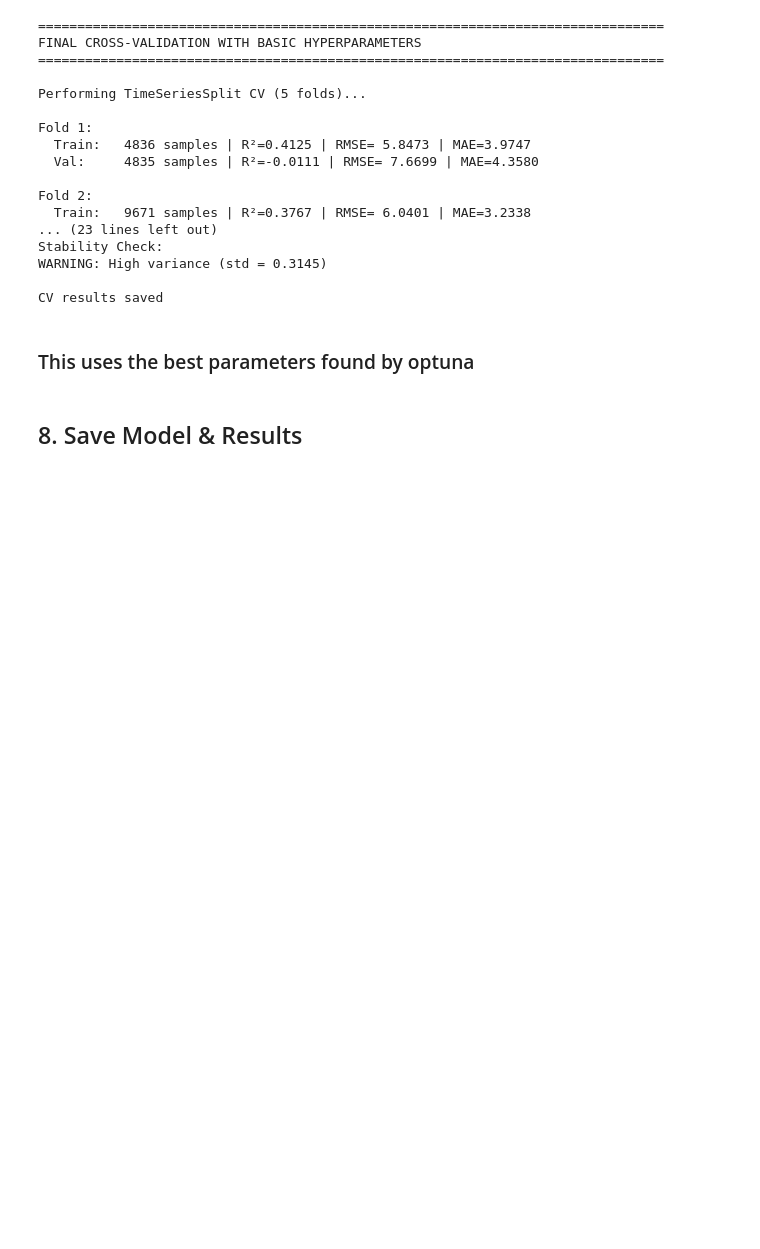
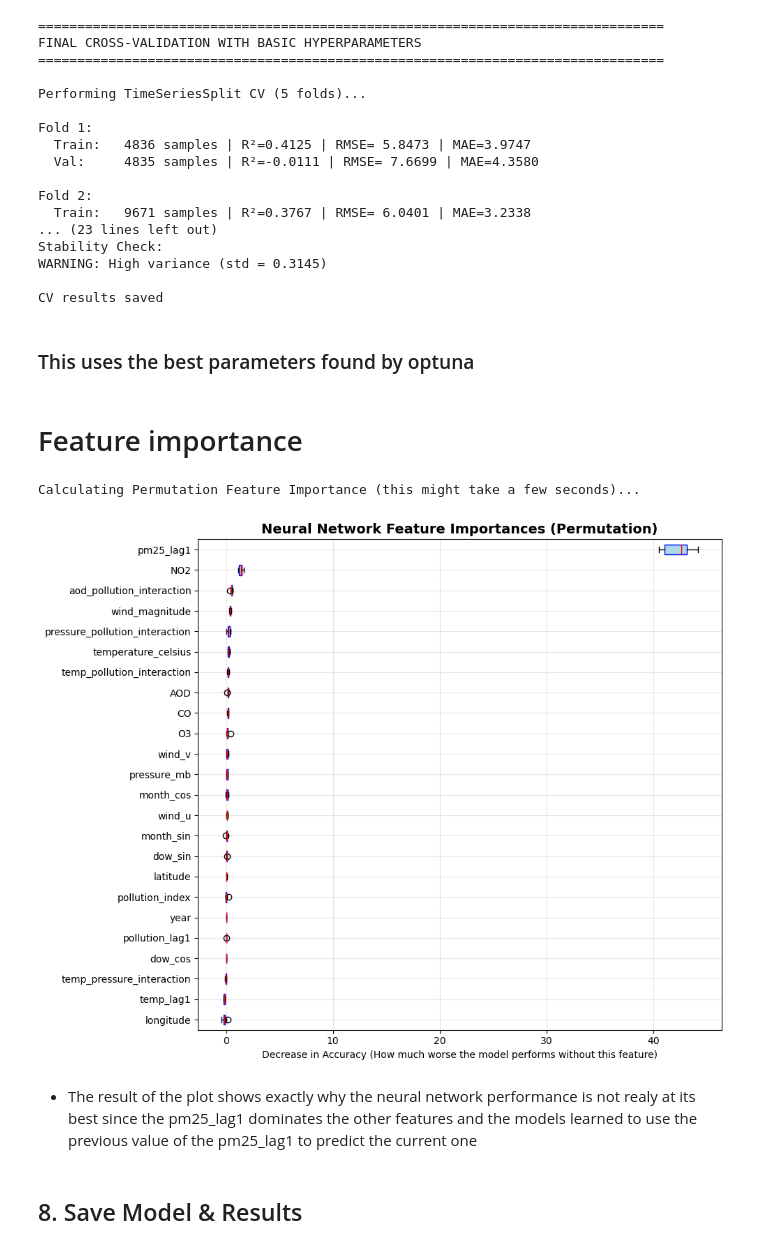
Before and after one commit to nacermissouni23/pm25-air-quality, a Jupyter notebook: notebooks/neural_network_training.ipynb, the cells around one changed output. Saved outputs shown, nothing was run; the diff lists cells and outputs as text; code cells hidden in the pictures; blank space fills up the shorter version.

Commit message:
feat : add feature importance analysis

```diff
--- a/notebooks/neural_network_training.ipynb
+++ b/notebooks/neural_network_training.ipynb
@@ -747,6 +747,53 @@ else:
 
 cv_df.to_csv(model_dir / 'cv_results.csv', index=False)
 print(f"\nCV results saved")
+# %% [markdown]
+# Feature importance
+# %%
+from sklearn.inspection import permutation_importance
+import matplotlib.pyplot as plt
+import numpy as np
+
+print("Calculating Permutation Feature Importance (this might take a few seconds)...")
+
+# Calculate importance on the validation set
+result = permutation_importance(
+    final_model,
+    X_val,
+    y_val,
+    n_repeats=10,       # Shuffles each feature 10 times to get a stable average
+    random_state=42,
+    n_jobs=-1,          # Uses all your CPU cores to make it fast
+    scoring='neg_mean_squared_error' # We look at how much the error increases
+)
+
+# Sort the features by how important they are
+sorted_idx = result.importances_mean.argsort()
+
+# Create a nice plot
+fig, ax = plt.subplots(figsize=(10, 8))
+ax.boxplot(
+    result.importances[sorted_idx].T,
+    vert=False,
+    labels=X_val.columns[sorted_idx],
+    patch_artist=True,
+    boxprops=dict(facecolor='lightblue', color='blue'),
+    medianprops=dict(color='red')
+)
+
+ax.set_title("Neural Network Feature Importances (Permutation)", fontsize=14, fontweight='bold')
+ax.set_xlabel("Decrease in Accuracy (How much worse the model performs without this feature)")
+ax.grid(True, alpha=0.3)
+plt.tight_layout()
+
+# Save and show
+plt.savefig(model_dir / 'nn_feature_importance.png', dpi=150, bbox_inches='tight')
+plt.show()
+# %% [output]
+Calculating Permutation Feature Importance (this might take a few seconds)...
+[figure, added]
+# %% [markdown]
+- The result of the plot shows exactly why the neural network performance is not realy at its best since the pm25_lag1 dominates the other features and the models learned to use the previous value of the pm25_lag1 to predict the current one
 # %% [markdown]
 ## 8. Save Model & Results
 # %%
```
Also changed, not shown: parts of 2 cells of this notebook.
